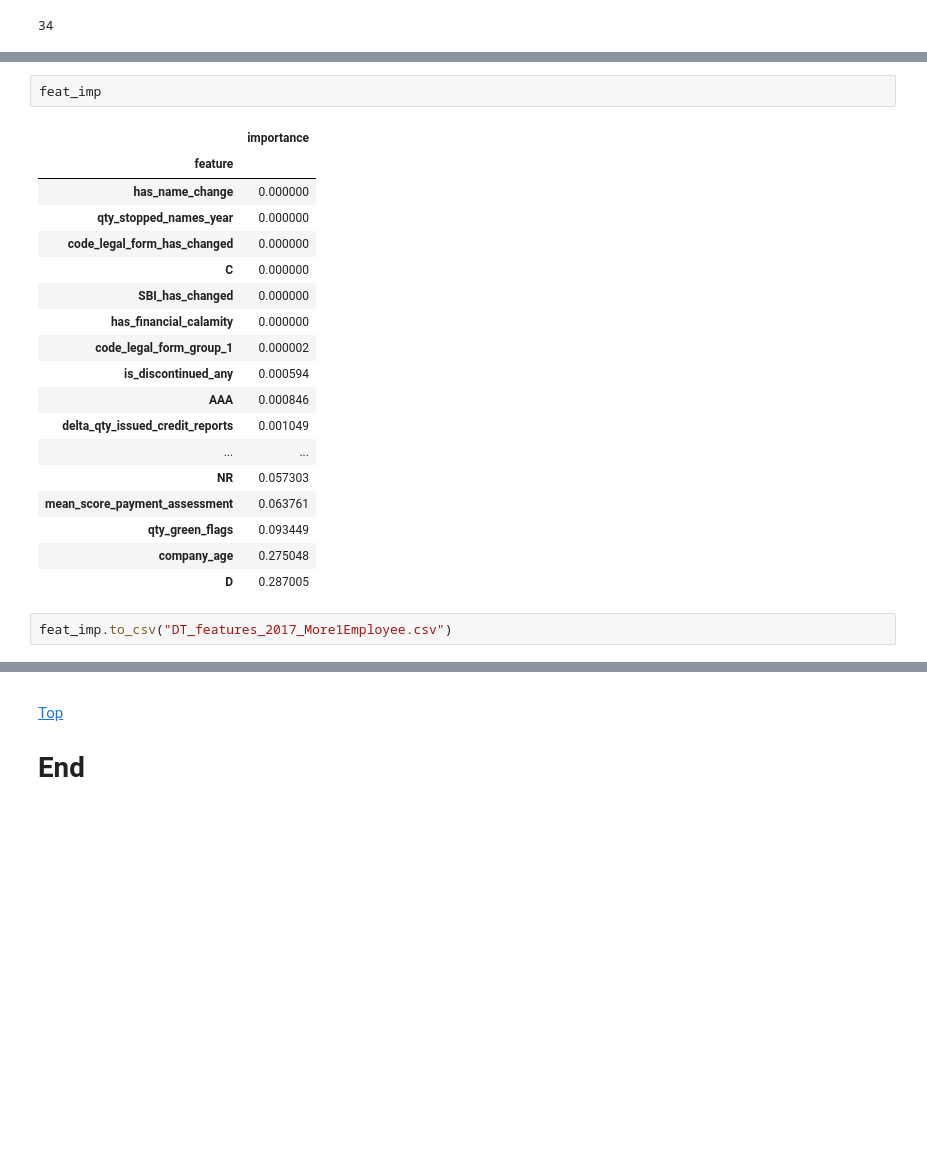
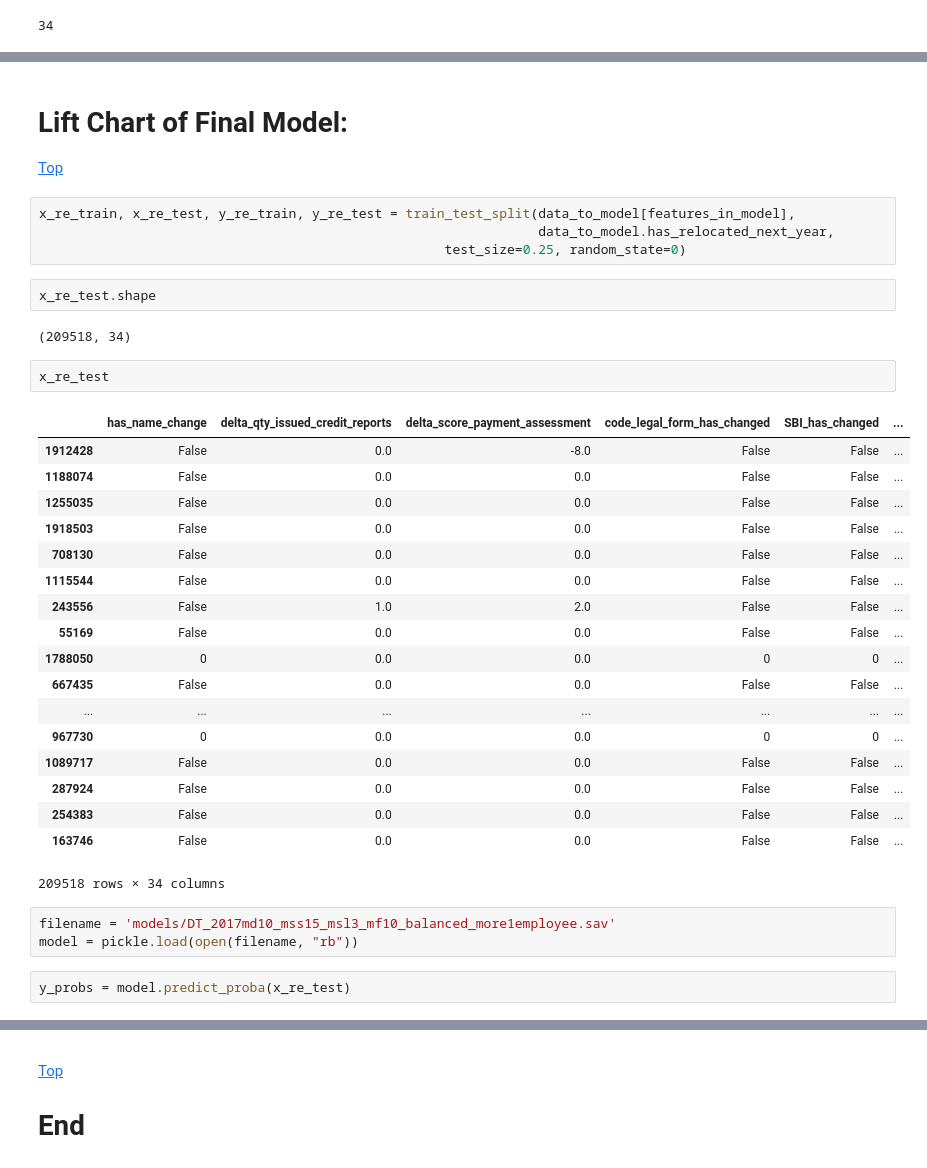
Before and after one commit to mark-me/relocation_indicator, a Jupyter notebook: modelling/decision_tree_yearly_2017_More1Employee.ipynb, the cells around one changed output, grey strips where cells are left out. Saved outputs shown, nothing was run; the diff lists cells and outputs as text; blank space fills up the shorter version.

```diff
--- a/modelling/decision_tree_yearly_2017_More1Employee.ipynb
+++ b/modelling/decision_tree_yearly_2017_More1Employee.ipynb
@@ -1254,23 +1243,38 @@ NameError: name 'plt' is not defined
-# %%
-feat_imp
-# %% [output]
-|  | importance |
-| feature |  |
-| has_name_change | 0.000000 |
-| qty_stopped_names_year | 0.000000 |
-| code_legal_form_has_changed | 0.000000 |
-| C | 0.000000 |
-| SBI_has_changed | 0.000000 |
-| has_financial_calamity | 0.000000 |
-| code_legal_form_group_1 | 0.000002 |
-| is_discontinued_any | 0.000594 |
-| AAA | 0.000846 |
-| delta_qty_issued_credit_reports | 0.001049 |
-| ... | ... |
-| NR | 0.057303 |
-| mean_score_payment_assessment | 0.063761 |
-| qty_green_flags | 0.093449 |
-| company_age | 0.275048 |
-| D | 0.287005 |
-# %%
-feat_imp.to_csv("DT_features_2017_More1Employee.csv")
+# %% [markdown]
+<a id='lift_chart_final'></a>
+# Lift Chart  of Final Model:
+<a href=#top>Top</a>
+# %%
+x_re_train, x_re_test, y_re_train, y_re_test = train_test_split(data_to_model[features_in_model],
+                                                                data_to_model.has_relocated_next_year,
+                                                    test_size=0.25, random_state=0)
+# %%
+x_re_test.shape
+# %% [output]
+(209518, 34)
+# %%
+x_re_test
+# %% [output]
+|  | has_name_change | delta_qty_issued_credit_reports | delta_score_payment_assessment | code_legal_form_has_changed | SBI_has_changed | ... |
+| 1912428 | False | 0.0 | -8.0 | False | False | ... |
+| 1188074 | False | 0.0 | 0.0 | False | False | ... |
+| 1255035 | False | 0.0 | 0.0 | False | False | ... |
+| 1918503 | False | 0.0 | 0.0 | False | False | ... |
+| 708130 | False | 0.0 | 0.0 | False | False | ... |
+| 1115544 | False | 0.0 | 0.0 | False | False | ... |
+| 243556 | False | 1.0 | 2.0 | False | False | ... |
+| 55169 | False | 0.0 | 0.0 | False | False | ... |
+| 1788050 | 0 | 0.0 | 0.0 | 0 | 0 | ... |
+| 667435 | False | 0.0 | 0.0 | False | False | ... |
+| ... | ... | ... | ... | ... | ... | ... |
+| 967730 | 0 | 0.0 | 0.0 | 0 | 0 | ... |
+| 1089717 | False | 0.0 | 0.0 | False | False | ... |
+| 287924 | False | 0.0 | 0.0 | False | False | ... |
+| 254383 | False | 0.0 | 0.0 | False | False | ... |
+| 163746 | False | 0.0 | 0.0 | False | False | ... |
+209518 rows × 34 columns
+# %%
+filename = 'models/DT_2017md10_mss15_msl3_mf10_balanced_more1employee.sav'
+model = pickle.load(open(filename, "rb"))
+# %%
+y_probs = model.predict_proba(x_re_test)
```
Also changed, not shown: parts of 15 cells of this notebook, 6 other files.
